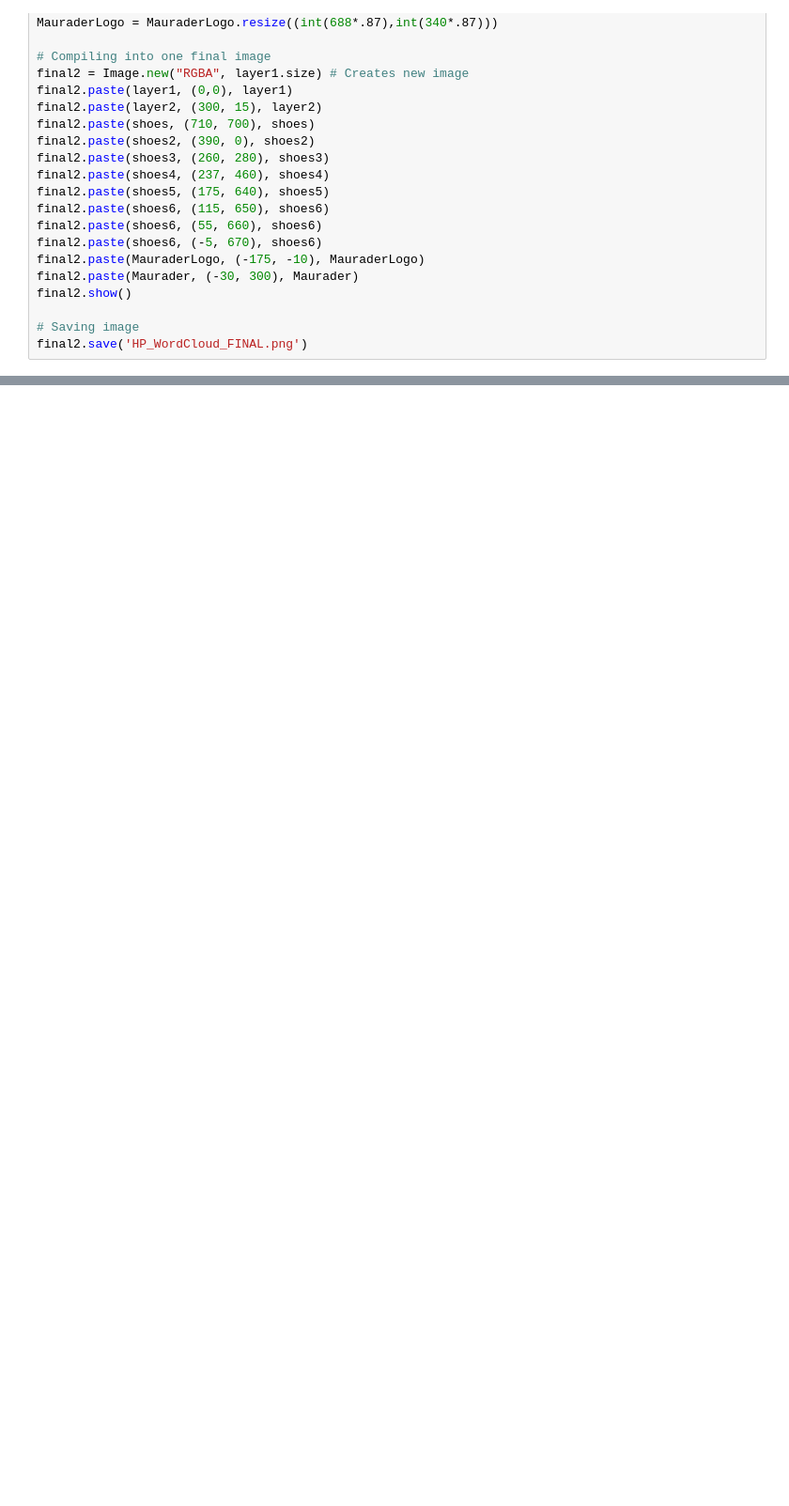
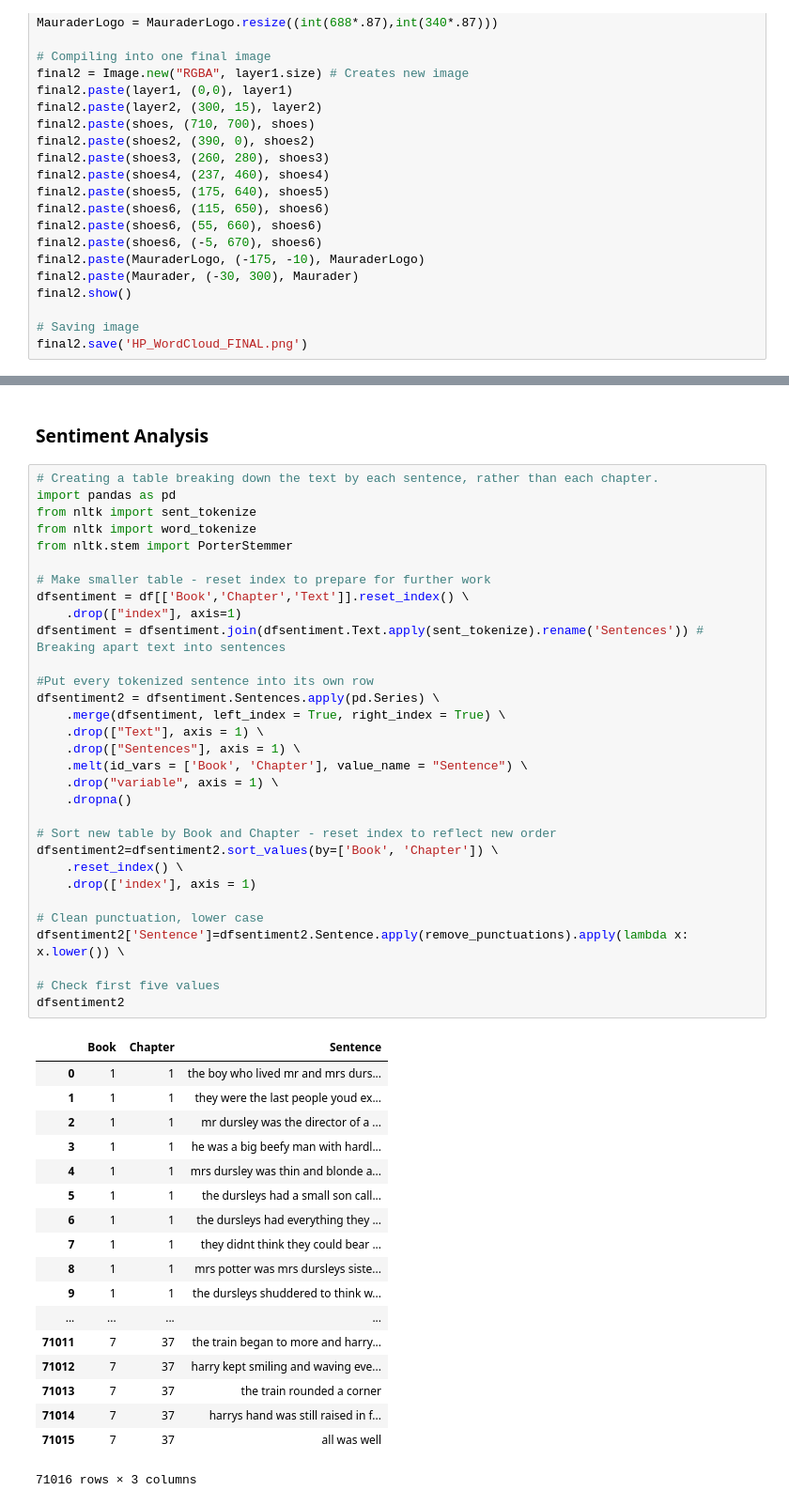
Before and after one commit to ErikaJacobs/Harry-Potter-Text-Mining, a Jupyter notebook: HP_Text_Mining.ipynb, the cells around one changed output, grey strips where cells are left out. Shown: that part at 94% size. Saved outputs shown, nothing was run; the diff lists cells and outputs as text; blank space fills up the shorter version.

```diff
--- a/HP_Text_Mining.ipynb
+++ b/HP_Text_Mining.ipynb
@@ -455,0 +441,52 @@ df[(df.Book == 6)]
+# %% [markdown]
+### Sentiment Analysis
+# %%
+# Creating a table breaking down the text by each sentence, rather than each chapter.
+import pandas as pd
+from nltk import sent_tokenize
+from nltk import word_tokenize
+from nltk.stem import PorterStemmer
+
+# Make smaller table - reset index to prepare for further work
+dfsentiment = df[['Book','Chapter','Text']].reset_index() \
+    .drop(["index"], axis=1)
+dfsentiment = dfsentiment.join(dfsentiment.Text.apply(sent_tokenize).rename('Sentences')) # Breaking apart text into sentences
+
+#Put every tokenized sentence into its own row
+dfsentiment2 = dfsentiment.Sentences.apply(pd.Series) \
+    .merge(dfsentiment, left_index = True, right_index = True) \
+    .drop(["Text"], axis = 1) \
+    .drop(["Sentences"], axis = 1) \
+    .melt(id_vars = ['Book', 'Chapter'], value_name = "Sentence") \
+    .drop("variable", axis = 1) \
+    .dropna()
+
+# Sort new table by Book and Chapter - reset index to reflect new order
+dfsentiment2=dfsentiment2.sort_values(by=['Book', 'Chapter']) \
+    .reset_index() \
+    .drop(['index'], axis = 1)
+
+# Clean punctuation, lower case
+dfsentiment2['Sentence']=dfsentiment2.Sentence.apply(remove_punctuations).apply(lambda x: x.lower()) \
+
+# Check first five values
+dfsentiment2
+# %% [output]
+|  | Book | Chapter | Sentence |
+| 0 | 1 | 1 | the boy who lived mr and mrs durs... |
+| 1 | 1 | 1 | they were the last people youd ex... |
+| 2 | 1 | 1 | mr dursley was the director of a ... |
+| 3 | 1 | 1 | he was a big beefy man with hardl... |
+| 4 | 1 | 1 | mrs dursley was thin and blonde a... |
+| 5 | 1 | 1 | the dursleys had a small son call... |
+| 6 | 1 | 1 | the dursleys had everything they ... |
+| 7 | 1 | 1 | they didnt think they could bear ... |
+| 8 | 1 | 1 | mrs potter was mrs dursleys siste... |
+| 9 | 1 | 1 | the dursleys shuddered to think w... |
+| ... | ... | ... | ... |
+| 71011 | 7 | 37 | the train began to more and harry... |
+| 71012 | 7 | 37 | harry kept smiling and waving eve... |
+| 71013 | 7 | 37 | the train rounded a corner |
+| 71014 | 7 | 37 | harrys hand was still raised in f... |
+| 71015 | 7 | 37 | all was well |
+71016 rows × 3 columns
```
Also changed, not shown: parts of 37 cells of this notebook, 3 other files.
